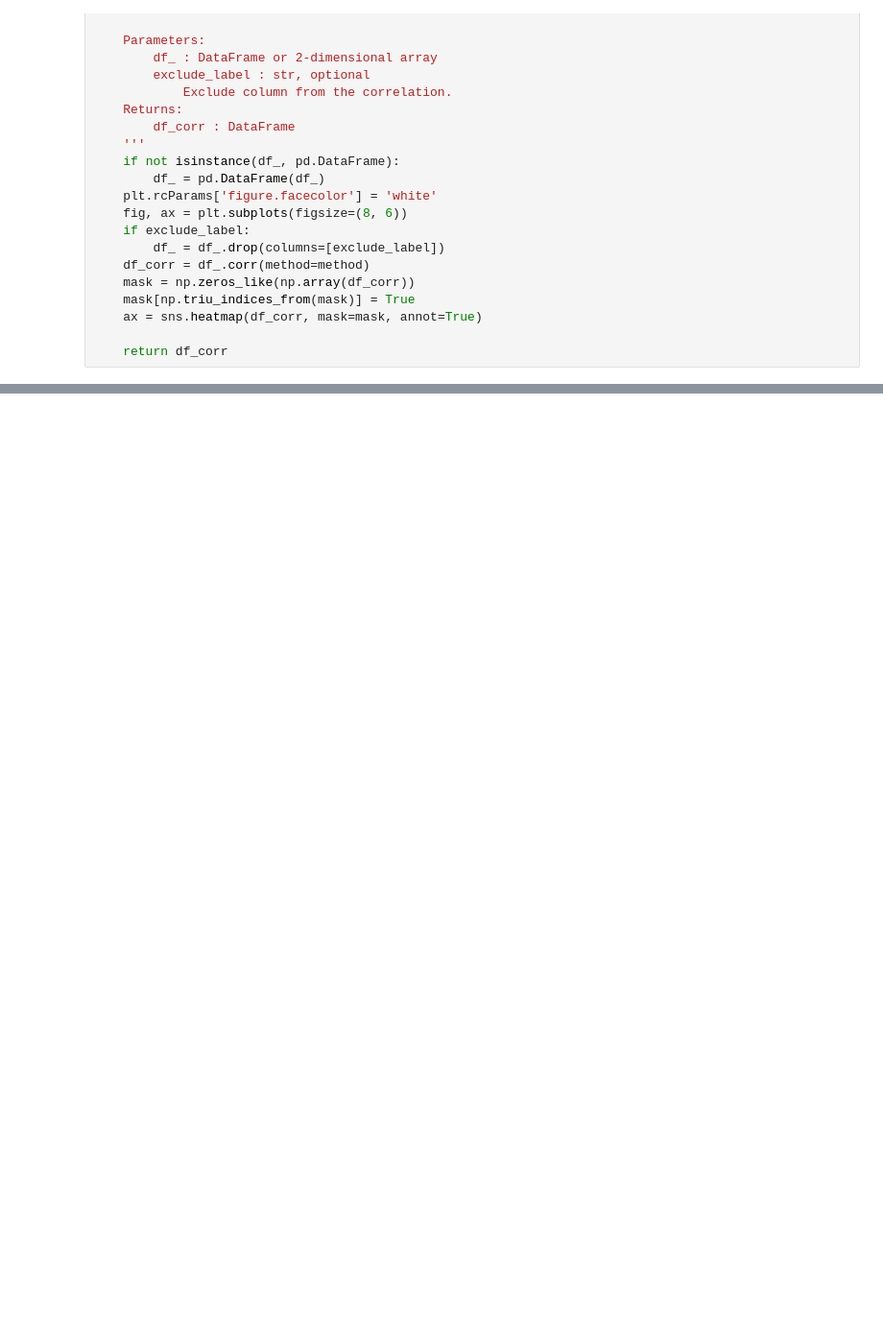
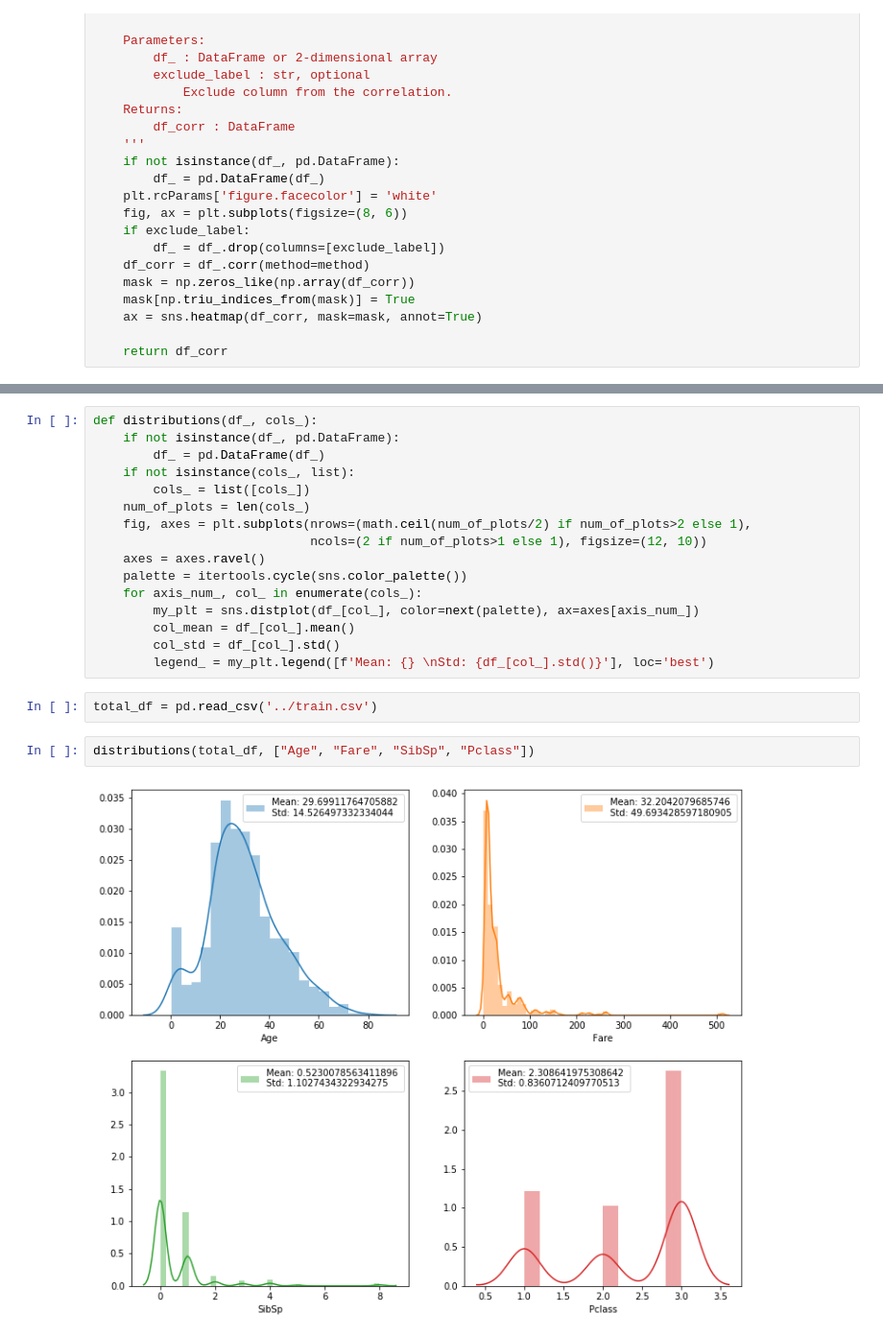
Before and after one commit to ParthivNaresh/ML_Library, a Jupyter notebook: ML_API.ipynb, the cells around one changed output, grey strips where cells are left out. Shown at 96% size. Saved outputs shown, nothing was run; the diff lists cells and outputs as text; blank space fills up the shorter version.

```diff
--- a/ML_API.ipynb
+++ b/ML_API.ipynb
@@ -292 +430,23 @@ def scatter_matrix(df_, cols_, hue_):
+# %%
+def distributions(df_, cols_):
+    if not isinstance(df_, pd.DataFrame):
+        df_ = pd.DataFrame(df_)
+    if not isinstance(cols_, list):
+        cols_ = list([cols_])
+    num_of_plots = len(cols_)
+    fig, axes = plt.subplots(nrows=(math.ceil(num_of_plots/2) if num_of_plots>2 else 1),
+                             ncols=(2 if num_of_plots>1 else 1), figsize=(12, 10))
+    axes = axes.ravel()
+    palette = itertools.cycle(sns.color_palette())
+    for axis_num_, col_ in enumerate(cols_):
+        my_plt = sns.distplot(df_[col_], color=next(palette), ax=axes[axis_num_])
+        col_mean = df_[col_].mean()
+        col_std = df_[col_].std()
+        legend_ = my_plt.legend([f'Mean: {} \nStd: {df_[col_].std()}'], loc='best')
+# %%
+total_df = pd.read_csv('../train.csv')
+# %%
+distributions(total_df, ["Age", "Fare", "SibSp", "Pclass"])
+# %% [output]
+[figure, added]
 # %%
```
Also changed, not shown: parts of 16 cells of this notebook.
